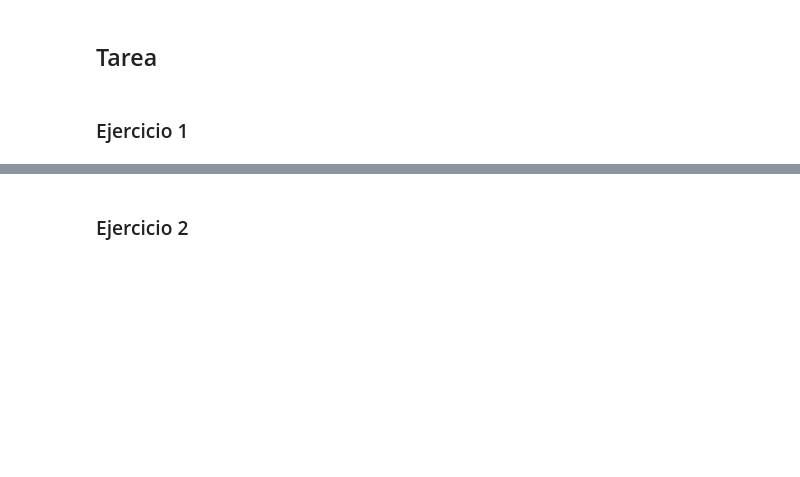
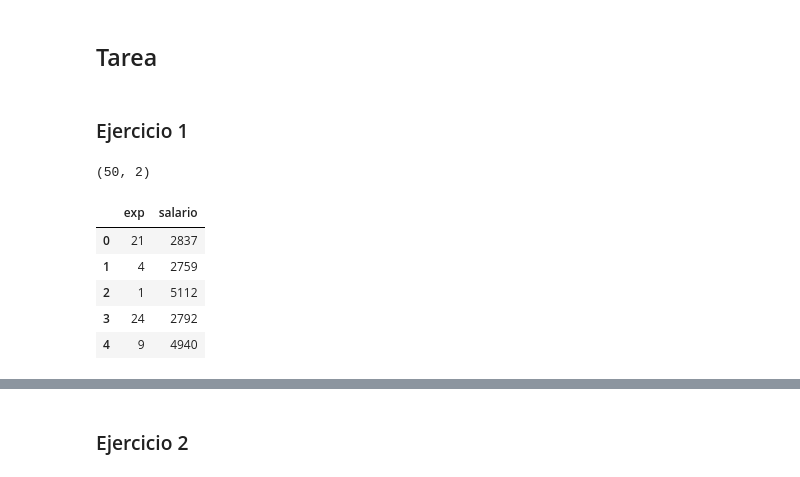
Before and after one commit to NicoapBol/DATA_SCIENCE_UPB_TASKS, a Jupyter notebook: 02 HW Code/011Sesión 2.ipynb, the cells around one changed output, grey strips where cells are left out. Cells and saved outputs as stored; diff of their text form; code cells hidden in the pictures; blank space fills up the shorter version.

```diff
--- a/02 HW Code/011Sesión 2.ipynb
+++ b/02 HW Code/011Sesión 2.ipynb
@@ -305,6 +303,19 @@ union = list(zip(exp, salario))
 
 #Unimos las variables en una sola
 salario_exp = pd.DataFrame(union, index = None, columns = nombres)
+# %%
+salario_exp.shape
+# %% [output]
+(50, 2)
+# %%
+salario_exp.head(5)
+# %% [output]
+|  | exp | salario |
+| 0 | 21 | 2837 |
+| 1 | 4 | 2759 |
+| 2 | 1 | 5112 |
+| 3 | 24 | 2792 |
+| 4 | 9 | 4940 |
 # %%
 #Desean realizar una regresión del salario respecto a los años de experiencia
 
```
Also changed, not shown: parts of 11 cells of this notebook.
